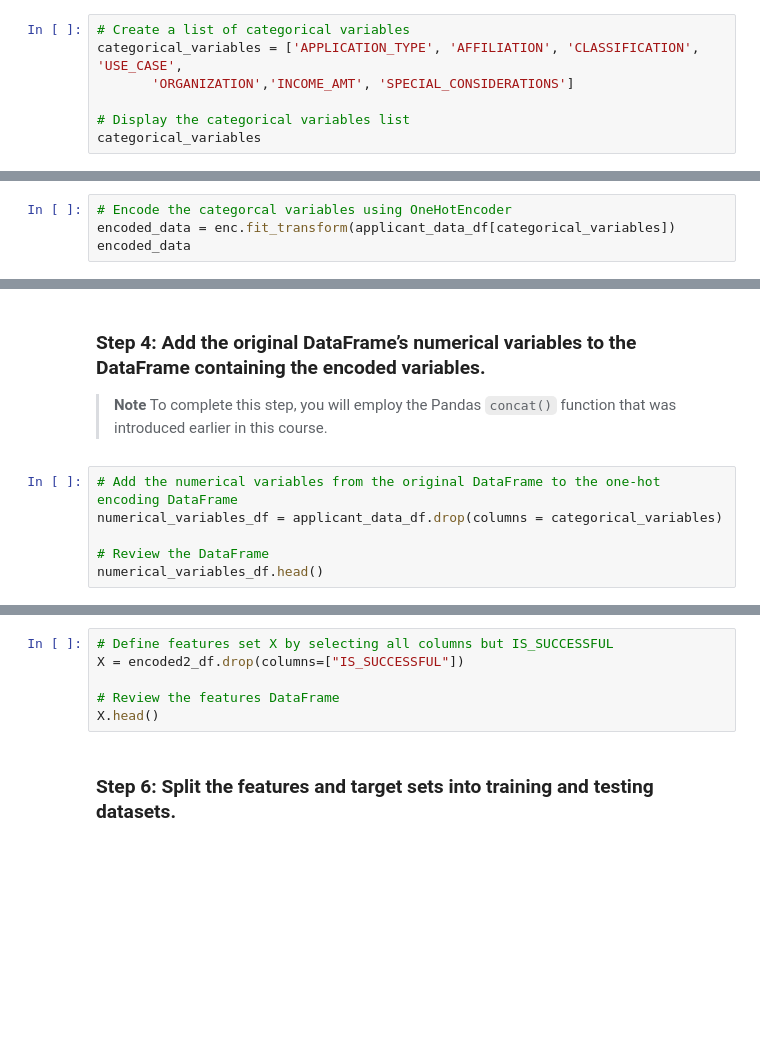
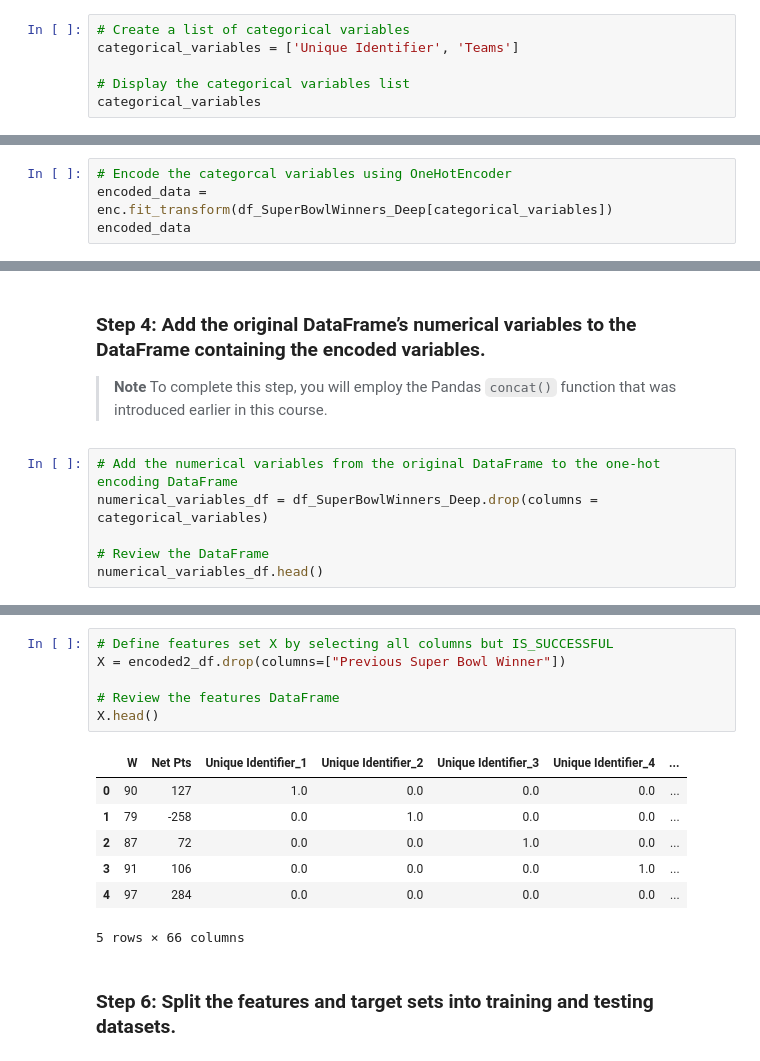
Before and after one commit to kingdee60/SuperBowlPrediction, a Jupyter notebook: Project2_Deep Learning.ipynb, the cells around one changed output, grey strips where cells are left out. Cells and saved outputs as stored; diff of their text form; blank space fills up the shorter version.

```diff
--- a/Project2_Deep Learning.ipynb
+++ b/Project2_Deep Learning.ipynb
@@ -182,8 +218,7 @@ AttributeError: 'DataFrame' object has no attribute 'keep'
 ### Step 3: Encode the dataset’s categorical variables using `OneHotEncoder`, and then place the encoded variables into a new DataFrame.
 # %%
 # Create a list of categorical variables
-categorical_variables = ['APPLICATION_TYPE', 'AFFILIATION', 'CLASSIFICATION', 'USE_CASE',
-       'ORGANIZATION','INCOME_AMT', 'SPECIAL_CONSIDERATIONS']
+categorical_variables = ['Unique Identifier', 'Teams']
 
 # Display the categorical variables list
 categorical_variables
@@ -192,5 +229,5 @@ categorical_variables
 enc =  OneHotEncoder(sparse=False)
 # %%
 # Encode the categorcal variables using OneHotEncoder
-encoded_data = enc.fit_transform(applicant_data_df[categorical_variables])
+encoded_data = enc.fit_transform(df_SuperBowlWinners_Deep[categorical_variables])
 encoded_data
@@ -208,7 +272,7 @@ encoded_df
 > **Note** To complete this step, you will employ the Pandas `concat()` function that was introduced earlier in this course.
 # %%
 # Add the numerical variables from the original DataFrame to the one-hot encoding DataFrame
-numerical_variables_df = applicant_data_df.drop(columns = categorical_variables)
+numerical_variables_df = df_SuperBowlWinners_Deep.drop(columns = categorical_variables)
 
 # Review the DataFrame
 numerical_variables_df.head()
@@ -235,9 +326,17 @@ y[:10]
 # %%
 # Define features set X by selecting all columns but IS_SUCCESSFUL
-X = encoded2_df.drop(columns=["IS_SUCCESSFUL"])
+X = encoded2_df.drop(columns=["Previous Super Bowl Winner"])
 
 # Review the features DataFrame
 X.head()
+# %% [output]
+|  | W | Net Pts | Unique Identifier_1 | Unique Identifier_2 | Unique Identifier_3 | Unique Identifier_4 | ... |
+| 0 | 90 | 127 | 1.0 | 0.0 | 0.0 | 0.0 | ... |
+| 1 | 79 | -258 | 0.0 | 1.0 | 0.0 | 0.0 | ... |
+| 2 | 87 | 72 | 0.0 | 0.0 | 1.0 | 0.0 | ... |
+| 3 | 91 | 106 | 0.0 | 0.0 | 0.0 | 1.0 | ... |
+| 4 | 97 | 284 | 0.0 | 0.0 | 0.0 | 0.0 | ... |
+5 rows × 66 columns
 # %% [markdown]
 ### Step 6: Split the features and target sets into training and testing datasets.
 # %%
```
Also changed, not shown: parts of 30 cells of this notebook, 3 other files.
